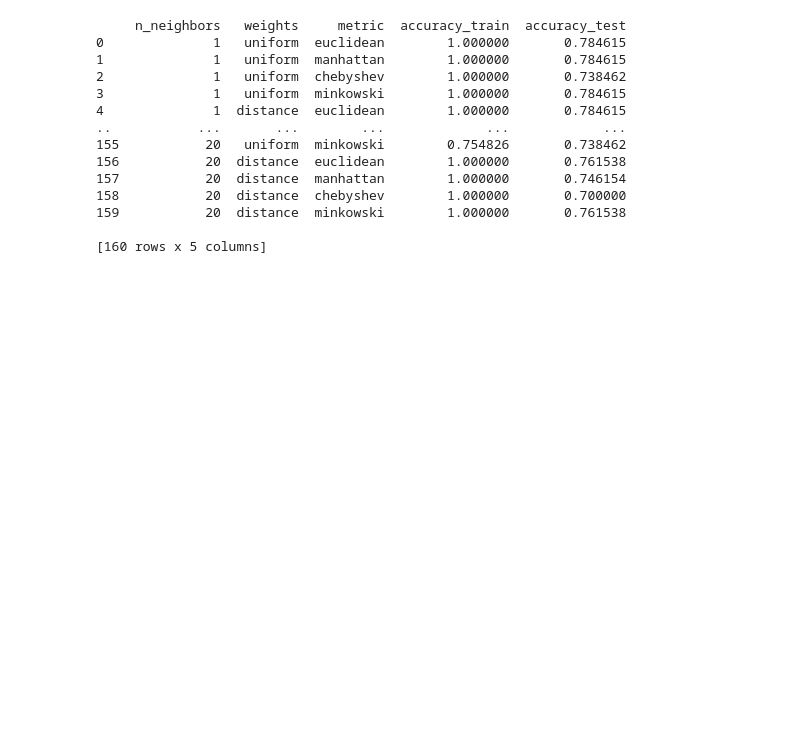
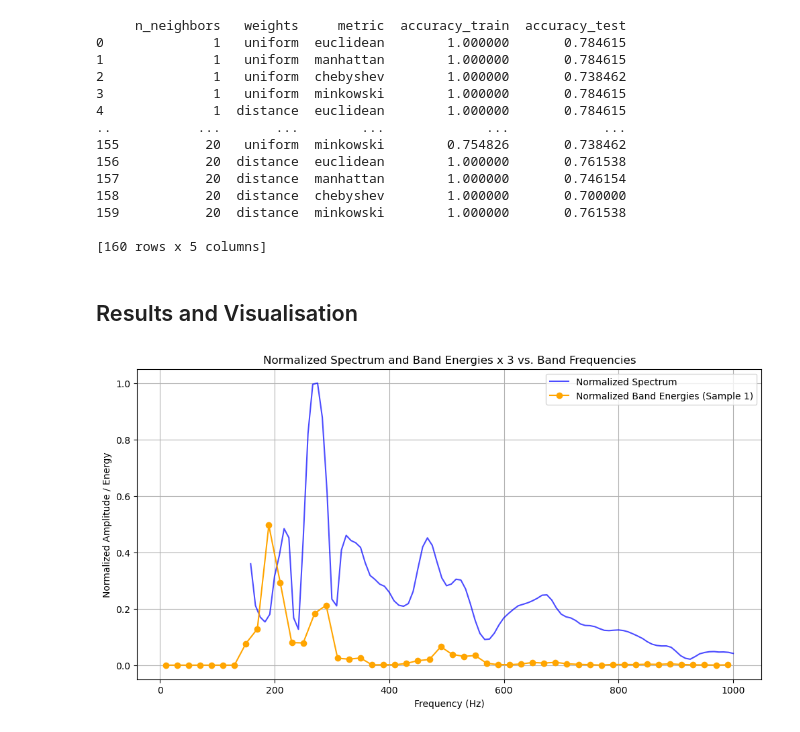
Before and after one commit to HugoMany/MLPadelProject, a Jupyter notebook: VibrationPart/ModelMLAgeRacket/KNN/Vcsv_KNN_Age_P1.P2.P3_Energy.ipynb, the cells around one changed output. Drawn from its saved outputs; the diff is of its cells as text; code cells hidden in the pictures; blank space fills up the shorter version.

Commit message:
Vcsv_KNN_Age_P1.P2.P3_Energy

```diff
--- a/VibrationPart/ModelMLAgeRacket/KNN/Vcsv_KNN_Age_P1.P2.P3_Energy.ipynb
+++ b/VibrationPart/ModelMLAgeRacket/KNN/Vcsv_KNN_Age_P1.P2.P3_Energy.ipynb
@@ -55,6 +55,23 @@ df_combined.head()
 | 2 | [-0.02701054 -0.01506063 -0.02510... | [4336.317505980091, 2636.18307150... | [158.33333333333331, 166.66666666... | P1_RB_1_C_3.csv | C | RB | 1 |
 | 3 | [-0.05687327 -0.06352719 -0.05049... | [7218.047965980523, 4371.60331681... | [158.33333333333331, 166.66666666... | P1_RB_1_S_1.csv | S | RB | 1 |
 | 4 | [-0.08674804 -0.04994775 -0.05334... | [6351.72555524914, 3431.459416159... | [158.33333333333331, 166.66666666... | P1_RB_1_S_2.csv | S | RB | 1 |
+# %%
+# Compute the feature
+freqs = np.array(ast.literal_eval(df_combined["freqs"].iloc[0]))  # Convert string to numpy array
+
+band_energies_list=[]
+band_frequencies_list=[]
+
+for spectrum in df_combined["Spectrum"]:
+    spectrum_list = np.array(ast.literal_eval(spectrum))
+    band_energies, band_frequencies = energy_per_frequency_band_from_spectrum(spectrum_list, freqs, 20)
+    band_energies_list.append(band_energies)
+    band_frequencies_list.append(band_frequencies)
+
+
+
+df_combined["band_energies"]=band_energies_list
+df_combined["band_frequencies"]=band_frequencies_list
 # %%
 # Determine the minimum number of samples for each age group
 min_samples_per_age = df_combined['Age'].value_counts().min()
@@ -166,3 +184,37 @@ print(results_df)
 159           20  distance  minkowski        1.000000       0.761538
 
 [160 rows x 5 columns]
+# %% [markdown]
+## Results and Visualisation
+# %%
+# Extract the spectrum and frequencies of the first entry
+spectrum = np.array(ast.literal_eval(df_combined["Spectrum"].iloc[0]))
+frequencies = np.array(ast.literal_eval(df_combined["freqs"].iloc[0]))
+
+# Normalize spectrum
+spectrum_normalized = spectrum / np.max(spectrum)
+
+# Convert band energies and band frequencies to numpy arrays
+band_energies = np.array(df_sorted_homogeneous["band_energies"].tolist())
+band_frequencies = np.array(df_sorted_homogeneous["band_frequencies"].tolist())
+
+# Normalize band energies
+band_energies_normalized = band_energies / np.max(band_energies)
+
+# Plot the normalized spectrum and band energies vs. band frequencies on the same graph
+plt.figure(figsize=(12, 6))
+
+# Plot the normalized spectrum
+plt.plot(frequencies, spectrum_normalized, label="Normalized Spectrum", color="blue", alpha=0.7)
+
+# Plot the normalized band energies vs. band frequencies for the first sample
+plt.plot(band_frequencies[0], band_energies_normalized[0]*3, label="Normalized Band Energies (Sample 1)", color="orange", marker="o")
+
+plt.title("Normalized Spectrum and Band Energies x 3 vs. Band Frequencies")
+plt.xlabel("Frequency (Hz)")
+plt.ylabel("Normalized Amplitude / Energy")
+plt.legend()
+plt.grid(True)
+plt.show()
+# %% [output]
+[figure, added]
```
Also changed, not shown: parts of 1 cell of this notebook, 1 other file.
